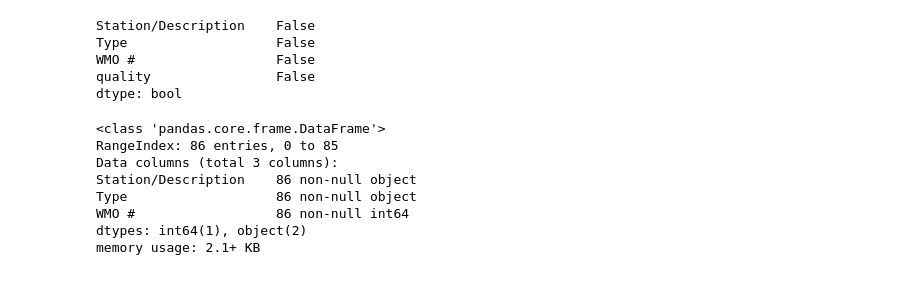
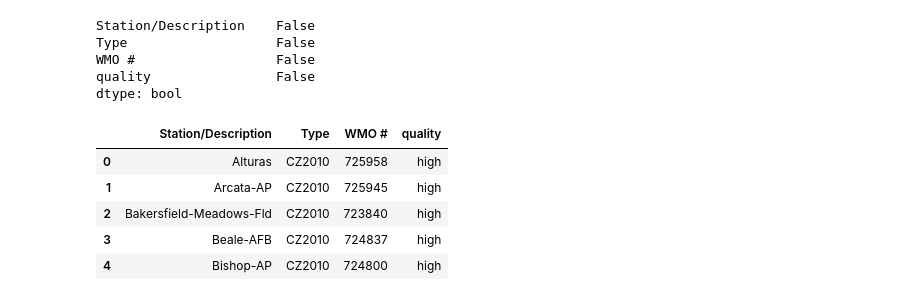
Before and after one commit to grantaguinaldo/openeeweather, a Jupyter notebook: cz2010/CZ2010_stations.ipynb, the cells around one changed output. Cells and saved outputs as stored; diff of their text form; code cells hidden in the pictures.

```diff
--- a/cz2010/CZ2010_stations.ipynb
+++ b/cz2010/CZ2010_stations.ipynb
@@ -3,0 +8,3 @@ import eeweather
+# %%
+df = pd.read_csv(url)
+df.head()
@@ -3,0 +18,3 @@ import eeweather
+# %%
+df_unique = df.drop_duplicates(['cz2010_usaf_id'],
+                               keep='last').sort_values('cz2010_usaf_id', ascending=False).reset_index(drop=True)
@@ -3,0 +35,2 @@ import eeweather
+# %%
+df_unique['quality'] = ''
@@ -3,0 +50,9 @@ import eeweather
+# %%
+index_ =[]
+for index, row in df_unique.iterrows():
+    try:
+        df_unique.set_value(index, 'quality',
+                     eeweather.ISDStation(str(row['cz2010_usaf_id']), load_metadata=True).json()['quality'])
+    except:
+        index_.append(row)
+index_
@@ -94,13 +155,11 @@ WMO #                  False
 quality                False
 dtype: bool
 # %%
-df.info()
+df.head()
 # %% [output]
-<class 'pandas.core.frame.DataFrame'>
-RangeIndex: 86 entries, 0 to 85
-Data columns (total 3 columns):
-Station/Description    86 non-null object
-Type                   86 non-null object
-WMO #                  86 non-null int64
-dtypes: int64(1), object(2)
-memory usage: 2.1+ KB
+|  | Station/Description | Type | WMO # | quality |
+| 0 | Alturas | CZ2010 | 725958 | high |
+| 1 | Arcata-AP | CZ2010 | 725945 | high |
+| 2 | Bakersfield-Meadows-Fld | CZ2010 | 723840 | high |
+| 3 | Beale-AFB | CZ2010 | 724837 | high |
+| 4 | Bishop-AP | CZ2010 | 724800 | high |
```
Also changed, not shown: parts of 20 cells of this notebook, 3 other files.
